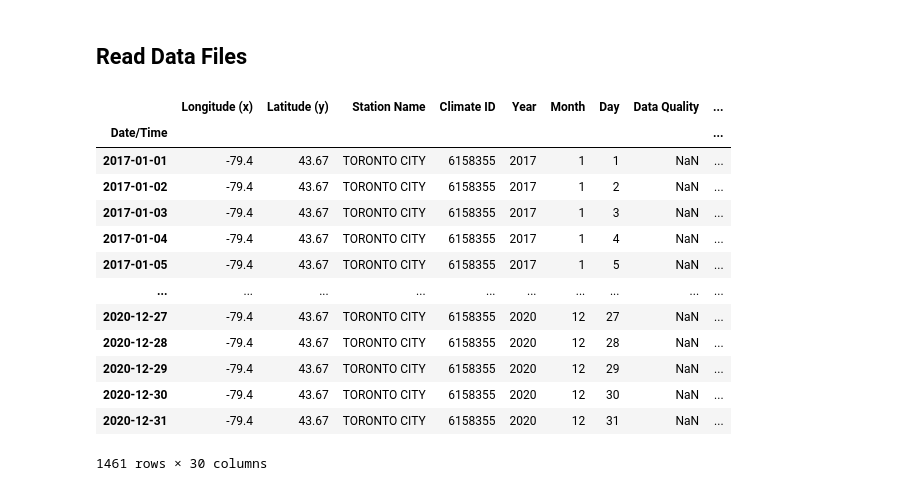
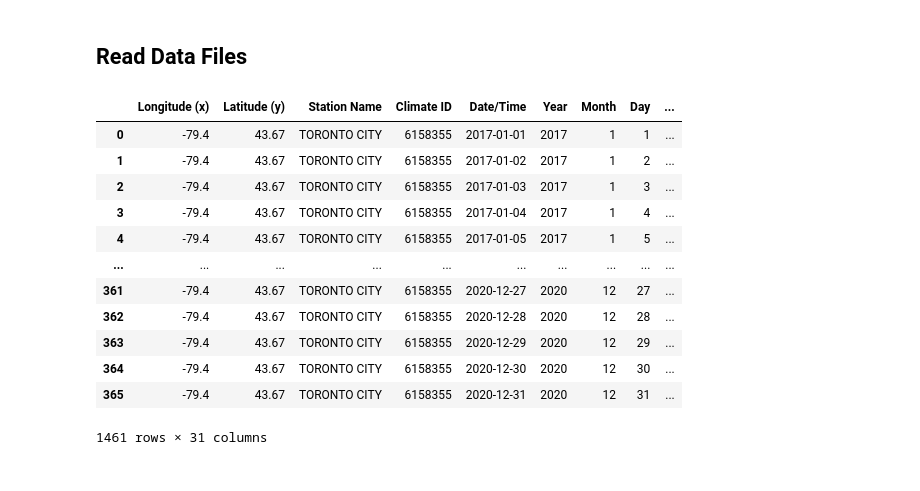
Before and after one commit to VernonNaidoo-Toronto/SCS3250-Group-2-Final-Project, a Jupyter notebook: Weather.ipynb, the cells around one changed output. Saved outputs shown, nothing was run; the diff lists cells and outputs as text; code cells hidden in the pictures.

```diff
--- a/Weather.ipynb
+++ b/Weather.ipynb
@@ -11,38 +11,38 @@ import pandas as pd
 # %%
 # Set up path variables with explicit file names
 # !!! USED GOOGLE DRIVE FILES UNTIL GITHUB PATHS ARE AVAILABLE
-path2017 = '/content/drive/My Drive/Colab Notebooks/3250 Data Science/Final Project/Group2_FinalProject/Weather Data/en_climate_daily_ON_6158355_2017_P1D.csv'
-path2018 = '/content/drive/My Drive/Colab Notebooks/3250 Data Science/Final Project/Group2_FinalProject/Weather Data/en_climate_daily_ON_6158355_2018_P1D.csv'
-path2019 = '/content/drive/My Drive/Colab Notebooks/3250 Data Science/Final Project/Group2_FinalProject/Weather Data/en_climate_daily_ON_6158355_2019_P1D.csv'
-path2020 = '/content/drive/My Drive/Colab Notebooks/3250 Data Science/Final Project/Group2_FinalProject/Weather Data/en_climate_daily_ON_6158355_2020_P1D.csv'
+#https://raw.githubusercontent.com/Jenarth/SCS3250-Group-2-Final-Project/4876ae288ddb13995601357b899b6d64007b70fc/Weather%20Data/en_climate_daily_ON_6158355_2019_P1D.csv
+path2017 = 'https://raw.githubusercontent.com/Jenarth/SCS3250-Group-2-Final-Project/master/Weather%20Data/en_climate_daily_ON_6158355_2017_P1D.csv'
+path2018 = 'https://raw.githubusercontent.com/Jenarth/SCS3250-Group-2-Final-Project/master/Weather%20Data/en_climate_daily_ON_6158355_2018_P1D.csv'
+path2019 = 'https://raw.githubusercontent.com/Jenarth/SCS3250-Group-2-Final-Project/master/Weather%20Data/en_climate_daily_ON_6158355_2019_P1D.csv'
+path2020 = 'https://raw.githubusercontent.com/Jenarth/SCS3250-Group-2-Final-Project/master/Weather%20Data/en_climate_daily_ON_6158355_2020_P1D.csv'
 
 # Load each file into a Pandas DataFrame:
 weather2017 = pd.read_csv(path2017, parse_dates=[4]) # dates in column 4 (5th column)
 weather2018 = pd.read_csv(path2018, parse_dates=[4]) # dates in column 4 (5th column)
 weather2019 = pd.read_csv(path2019, parse_dates=[4]) # dates in column 4 (5th column)
 weather2020 = pd.read_csv(path2020, parse_dates=[4]) # dates in column 4 (5th column)
 
 # Concatenate all records into a single DataFrame:
 weather = pd.concat([weather2017, weather2018, weather2019, weather2020])
 
 # Set the date column as the index:
-weather = weather.set_index('Date/Time')
+#weather = weather.set_index('Date/Time')
 weather
 # %% [output]
-|  | Longitude (x) | Latitude (y) | Station Name | Climate ID | Year | Month | Day | Data Quality | ... |
-| Date/Time |  |  |  |  |  |  |  |  | ... |
-| 2017-01-01 | -79.4 | 43.67 | TORONTO CITY | 6158355 | 2017 | 1 | 1 | NaN | ... |
-| 2017-01-02 | -79.4 | 43.67 | TORONTO CITY | 6158355 | 2017 | 1 | 2 | NaN | ... |
-| 2017-01-03 | -79.4 | 43.67 | TORONTO CITY | 6158355 | 2017 | 1 | 3 | NaN | ... |
-| 2017-01-04 | -79.4 | 43.67 | TORONTO CITY | 6158355 | 2017 | 1 | 4 | NaN | ... |
-| 2017-01-05 | -79.4 | 43.67 | TORONTO CITY | 6158355 | 2017 | 1 | 5 | NaN | ... |
+|  | Longitude (x) | Latitude (y) | Station Name | Climate ID | Date/Time | Year | Month | Day | ... |
+| 0 | -79.4 | 43.67 | TORONTO CITY | 6158355 | 2017-01-01 | 2017 | 1 | 1 | ... |
+| 1 | -79.4 | 43.67 | TORONTO CITY | 6158355 | 2017-01-02 | 2017 | 1 | 2 | ... |
+| 2 | -79.4 | 43.67 | TORONTO CITY | 6158355 | 2017-01-03 | 2017 | 1 | 3 | ... |
+| 3 | -79.4 | 43.67 | TORONTO CITY | 6158355 | 2017-01-04 | 2017 | 1 | 4 | ... |
+| 4 | -79.4 | 43.67 | TORONTO CITY | 6158355 | 2017-01-05 | 2017 | 1 | 5 | ... |
 | ... | ... | ... | ... | ... | ... | ... | ... | ... | ... |
-| 2020-12-27 | -79.4 | 43.67 | TORONTO CITY | 6158355 | 2020 | 12 | 27 | NaN | ... |
-| 2020-12-28 | -79.4 | 43.67 | TORONTO CITY | 6158355 | 2020 | 12 | 28 | NaN | ... |
-| 2020-12-29 | -79.4 | 43.67 | TORONTO CITY | 6158355 | 2020 | 12 | 29 | NaN | ... |
-| 2020-12-30 | -79.4 | 43.67 | TORONTO CITY | 6158355 | 2020 | 12 | 30 | NaN | ... |
-| 2020-12-31 | -79.4 | 43.67 | TORONTO CITY | 6158355 | 2020 | 12 | 31 | NaN | ... |
+| 361 | -79.4 | 43.67 | TORONTO CITY | 6158355 | 2020-12-27 | 2020 | 12 | 27 | ... |
+| 362 | -79.4 | 43.67 | TORONTO CITY | 6158355 | 2020-12-28 | 2020 | 12 | 28 | ... |
+| 363 | -79.4 | 43.67 | TORONTO CITY | 6158355 | 2020-12-29 | 2020 | 12 | 29 | ... |
+| 364 | -79.4 | 43.67 | TORONTO CITY | 6158355 | 2020-12-30 | 2020 | 12 | 30 | ... |
+| 365 | -79.4 | 43.67 | TORONTO CITY | 6158355 | 2020-12-31 | 2020 | 12 | 31 | ... |
-1461 rows × 30 columns
+1461 rows × 31 columns
 # %%
 # List columns:
 
```
Also changed, not shown: parts of 19 cells of this notebook.
